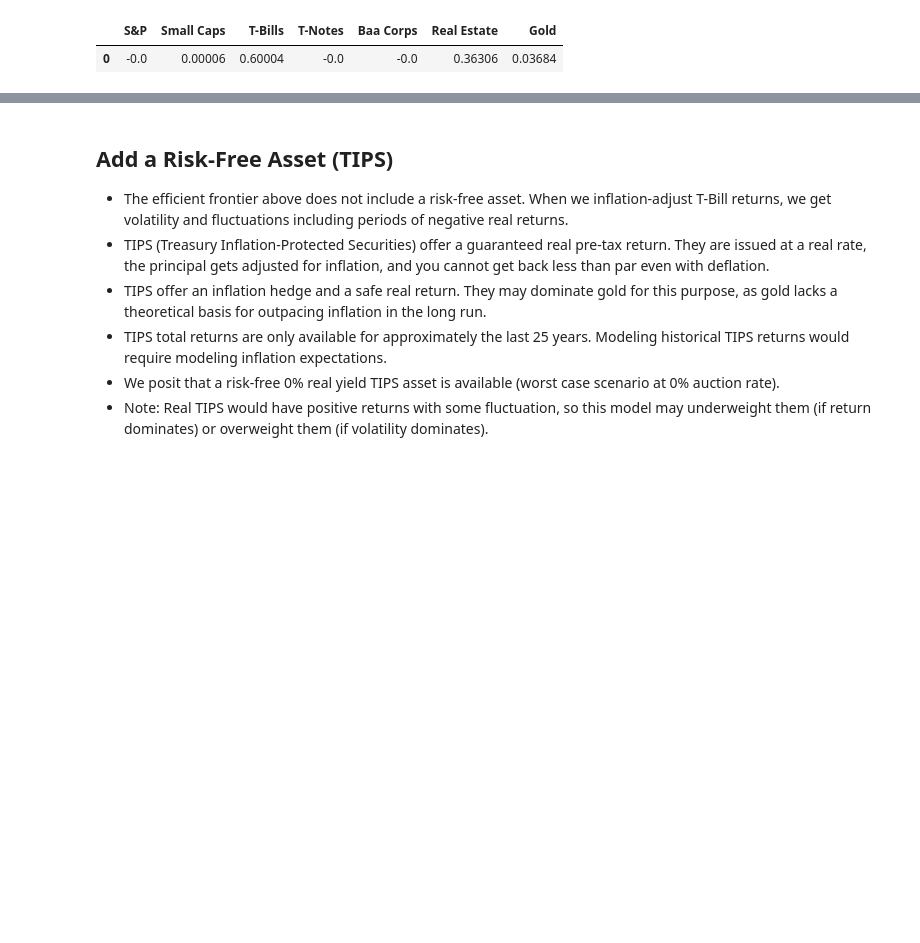
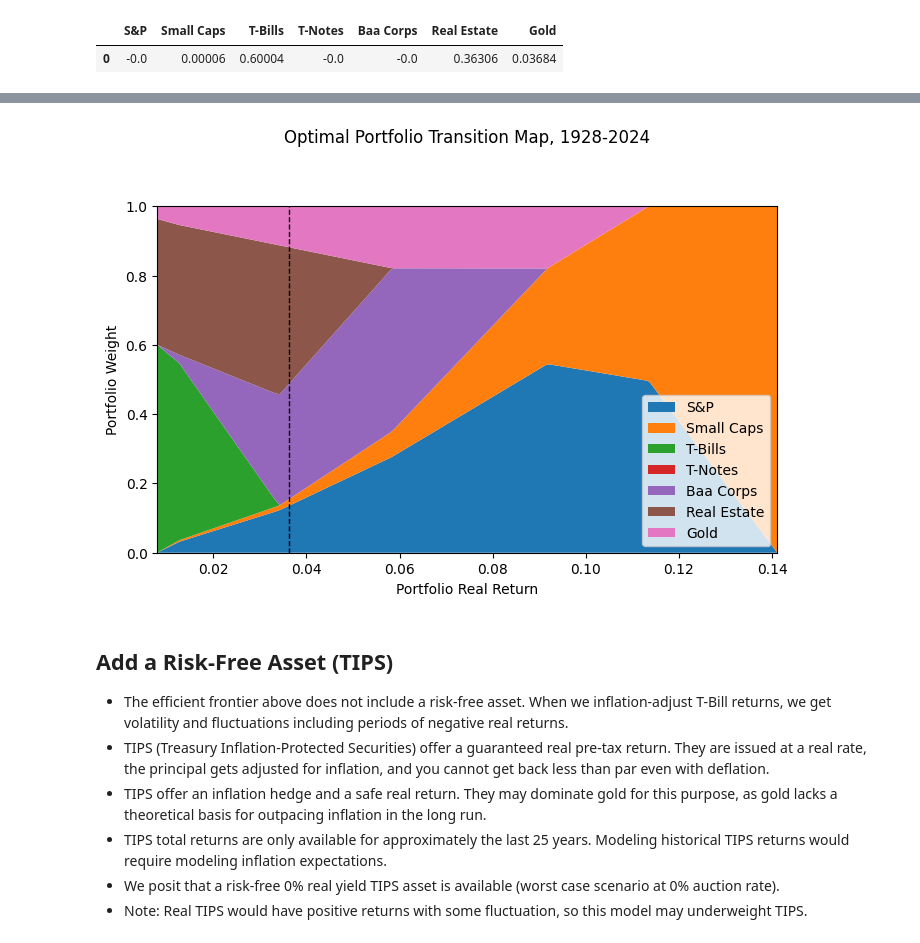
Before and after one commit to druce/portfolio_optimization, a Jupyter notebook: po-fixed.ipynb, the cells around one changed output, grey strips where cells are left out. Drawn from its saved outputs; the diff is of its cells as text; code cells hidden in the pictures; blank space fills up the shorter version.

```diff
--- a/po-fixed.ipynb
+++ b/po-fixed.ipynb
@@ -131,8 +176,7 @@ download_df = fetch_with_retry(
         DATA_XLS,
         sheet_name=DATA_SHEET,
         skiprows=range(DAMODARAN_HEADER_ROWS),
-        skipfooter=DAMODARAN_FOOTER_ROWS,
-        # engine='openpyxl'
+        skipfooter=DAMODARAN_FOOTER_ROWS
     )
 )
 
@@ -457,46 +498,21 @@ Min volatility portfolio weights:
 # Solve efficient frontier
 # For each volatility level between min and max, maximize return
 
-vol_limit = cp.Parameter(nonneg=True)
-
-prob = cp.Problem(
-    cp.Maximize(ret),
-    [cp.sum(w) == 1, w >= 0, vol <= vol_limit]
-)
-
-def solve_vl(vl_val):
-    """
-    Solve optimization for given volatility limit.
-
-    Parameters
-    ----------
-    vl_val : float
-        Volatility limit (variance)
-
-    Returns
-    -------
-    tuple
-        (return, std_dev, weights)
-    """
-    vol_limit.value = vl_val
-    result = prob.solve()
-
-    if prob.status not in ['optimal', 'optimal_inaccurate']:
-        print(f"Warning: Optimization returned status {prob.status} for vol_limit={vl_val}")
-
-    return (ret.value, np.sqrt(vol.value), w.value.copy())
-
 # Generate volatility limits (linear in std dev space, squared for variance)
 vl_vals = np.linspace(np.sqrt(minvol), np.sqrt(maxretvol), NPOINTS)
 vl_vals = np.square(vl_vals)
 
+# Prepare parameters for parallel processing
+params_list = [(vl_val, mu, Sigma, n) for vl_val in vl_vals]
+
 # Solve in parallel or serial
 if USE_PARALLEL:
     with Pool(processes=NPROCESSES) as pool:
-        result_values = pool.map(solve_vl, vl_vals)
+        result_values = pool.map(solve_portfolio_optimization, params_list)
     results_dict = dict(zip(vl_vals, result_values))
 else:
     results_dict = {}
-    for vl_val in vl_vals:
-        results_dict[vl_val] = solve_vl(vl_val)
+    for params in params_list:
+        vl_val = params[0]
+        results_dict[vl_val] = solve_portfolio_optimization(params)
 # %% [output]
@@ -647,7 +685,7 @@ def transition_map(ret_df, asset_labels, startyear, endyear,
     ----------
     ret_df : pd.DataFrame
         Efficient frontier results
-    asset_labels : list
+    asset_labels : list or pd.Index
         Asset names
     startyear : int
         Start year for title
@@ -656,33 +694,36 @@ def transition_map(ret_df, asset_labels, startyear, endyear,
     max_sharpe_return : float, optional
         Return of max Sharpe portfolio (draws vertical line)
     ylim : float
         Y-axis limit
     """
     x = ret_df['return']
     y_list = [ret_df[label] for label in asset_labels]
 
     # Generate colors dynamically based on number of assets
     colors = cm.tab10.colors[:len(asset_labels)]
 
     fig = plt.figure(figsize=(8, 4.5))
     ax1 = fig.add_subplot(111)
 
     ax1.stackplot(x, y_list, labels=asset_labels, colors=colors)
     ax1.set_xlim((ret_df['return'].iloc[0], ret_df['return'].iloc[-1]))
     ax1.set_ylim((0, ylim))
     ax1.set_xlabel("Portfolio Real Return")
     ax1.set_ylabel("Portfolio Weight")
     ax1.legend(loc='lower right')
 
     if max_sharpe_return is not None:
         ax1.axvline(max_sharpe_return, color='black', linestyle='--', linewidth=1)
 
     plt.title(f"Optimal Portfolio Transition Map, {startyear}-{endyear}", y=1.16)
     plt.show()
 
+
 transition_map(ret_df, asset_labels=df.columns,
               startyear=df.index[0], endyear=df.index[-1],
               max_sharpe_return=max_sharpe_return)
+# %% [output]
+[figure, added]
 # %% [markdown]
 ## Add a Risk-Free Asset (TIPS)
 
@@ -691,7 +732,7 @@ transition_map(ret_df, asset_labels=df.columns,
 - TIPS offer an inflation hedge and a safe real return. They may dominate gold for this purpose, as gold lacks a theoretical basis for outpacing inflation in the long run.
 - TIPS total returns are only available for approximately the last 25 years. Modeling historical TIPS returns would require modeling inflation expectations.
 - We posit that a risk-free 0% real yield TIPS asset is available (worst case scenario at 0% auction rate).
-- Note: Real TIPS would have positive returns with some fluctuation, so this model may underweight them (if return dominates) or overweight them (if volatility dominates).
+- Note: Real TIPS would have positive returns with some fluctuation, so this model may underweight TIPS.
 # %%
 # Add TIPS as zero-return asset
 df_tips = real_data_df.loc[1928:].copy()
```
Also changed, not shown: parts of 21 cells of this notebook, 1 other file.
